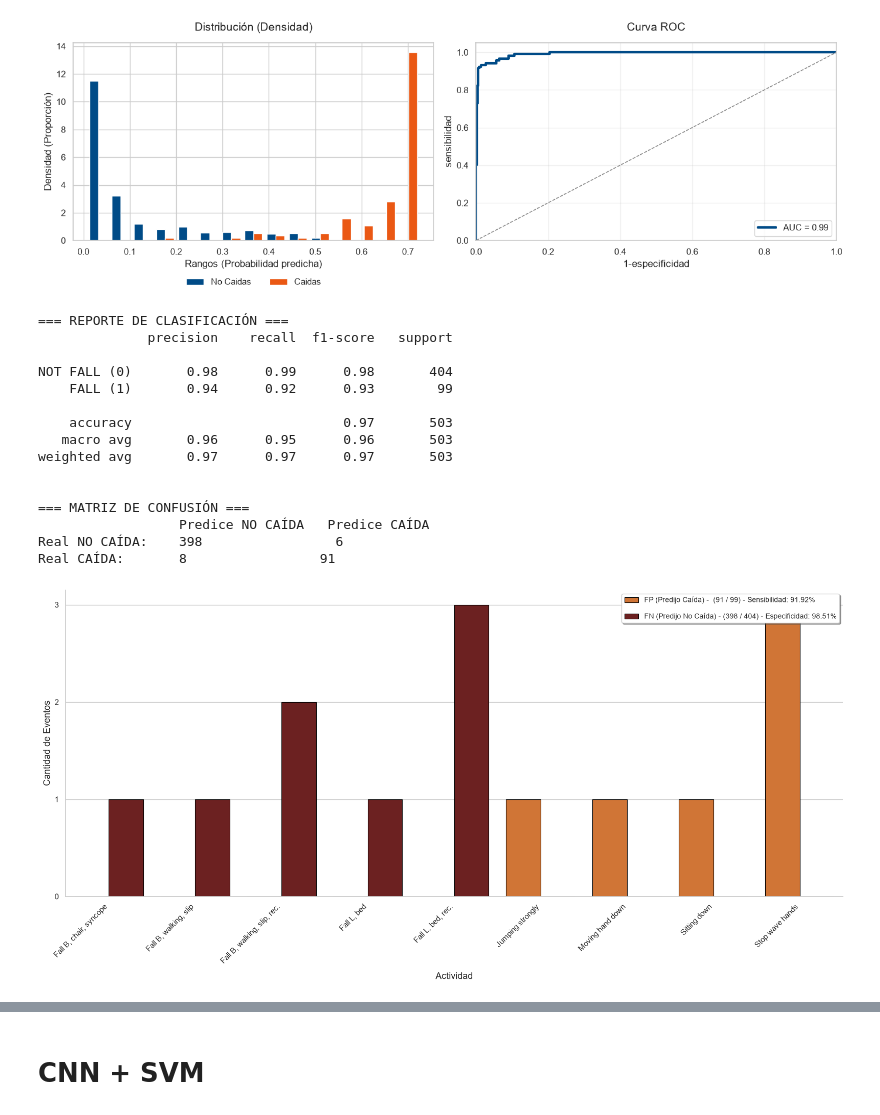
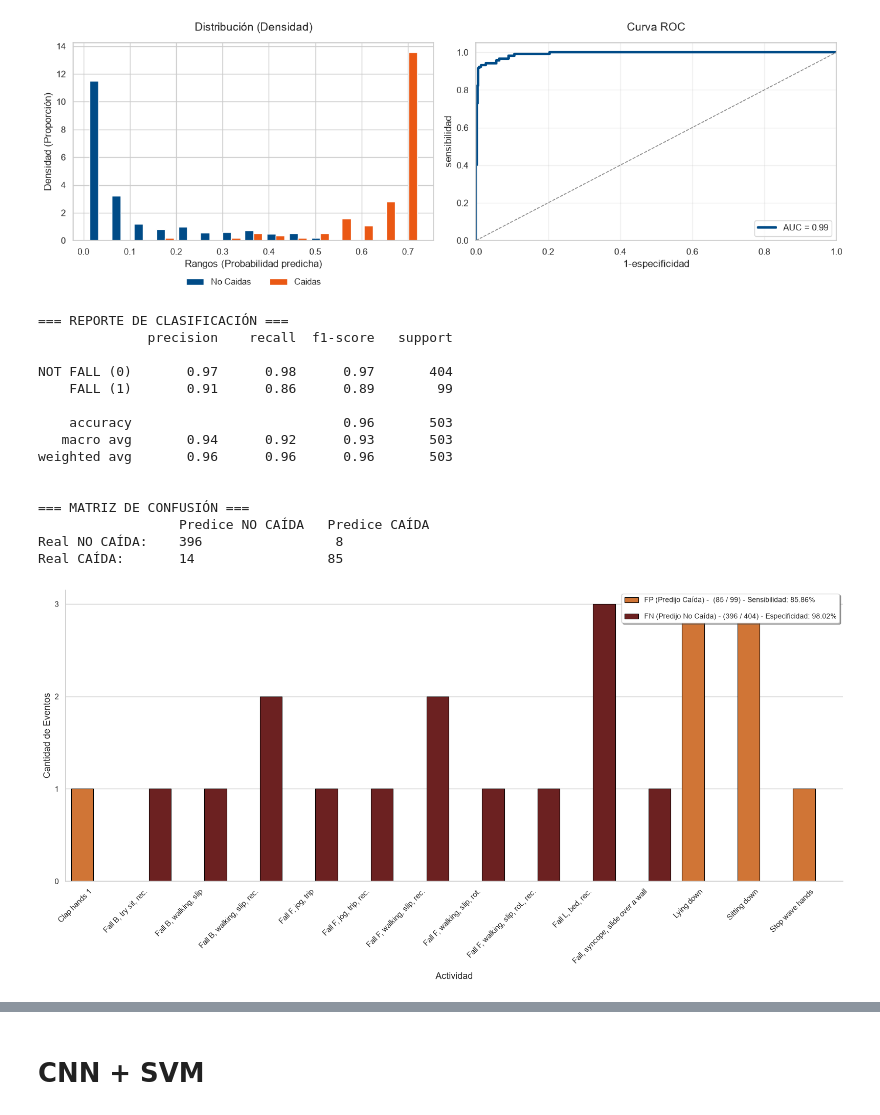
Before and after one commit to guidoglorioso/Fall_detection, a Jupyter notebook: notebooks/baseline_model.ipynb, the cells around one changed output, grey strips where cells are left out. Drawn from its saved outputs; the diff is of its cells as text; code cells hidden in the pictures.

```diff
--- a/notebooks/baseline_model.ipynb
+++ b/notebooks/baseline_model.ipynb
@@ -243,37 +263,37 @@ for i in range(0,6,1):
 # %%
 
 if metodo == "Promedio ponderado":
-    K = 0.5
-    H1 = 0.5
+    K = 0.3
+    H1 = 0.4
     y_pred = (y_pred_presion_val * K + y_pred_acelerometro_val * (1- K))
     y_pred = (y_pred > H1 ).astype(int)
 
 
 if metodo == "Secuencial":
     H1= 0.1
     H2 = 0.4
     filtro = (y_pred_acelerometro_val > H1).astype(int)
     y_pred = (y_pred_presion_val*filtro > H2 ).astype(int)
 
 
 stats_perfom(y_pred, y_val, activity_val)
 # %% [output]
 === REPORTE DE CLASIFICACIÓN ===
               precision    recall  f1-score   support
 
-NOT FALL (0)       0.98      0.99      0.98       404
-    FALL (1)       0.94      0.92      0.93        99
+NOT FALL (0)       0.97      0.98      0.97       404
+    FALL (1)       0.91      0.86      0.89        99
 
-    accuracy                           0.97       503
-   macro avg       0.96      0.95      0.96       503
-weighted avg       0.97      0.97      0.97       503
+    accuracy                           0.96       503
+   macro avg       0.94      0.92      0.93       503
+weighted avg       0.96      0.96      0.96       503
 
 
 === MATRIZ DE CONFUSIÓN ===
                   Predice NO CAÍDA   Predice CAÍDA
-Real NO CAÍDA:    398                 6
-Real CAÍDA:       8                 91
+Real NO CAÍDA:    396                 8
+Real CAÍDA:       14                 85
-[figure, old version]
+[figure, new version]
 # %%
 
 if metodo == "Promedio ponderado":
```
Also changed, not shown: parts of 6 cells of this notebook, 3 other files.
